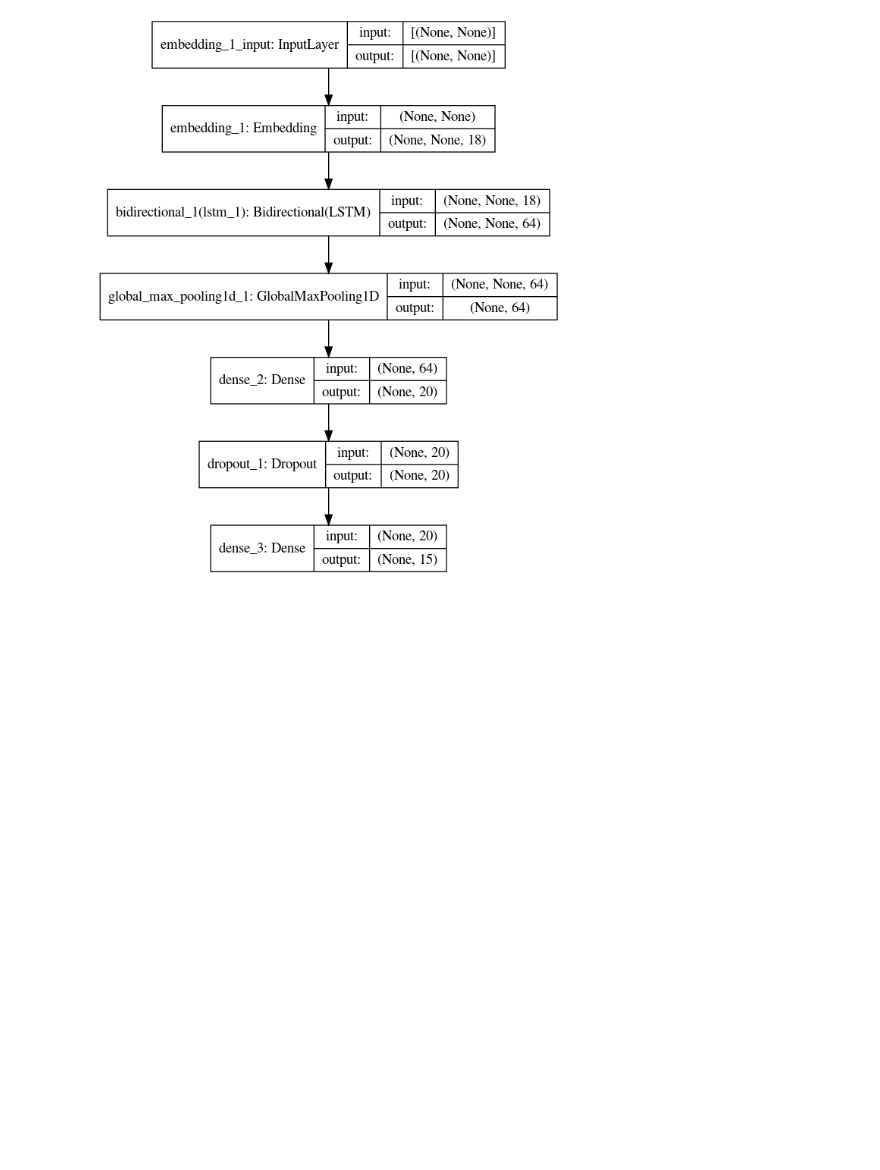
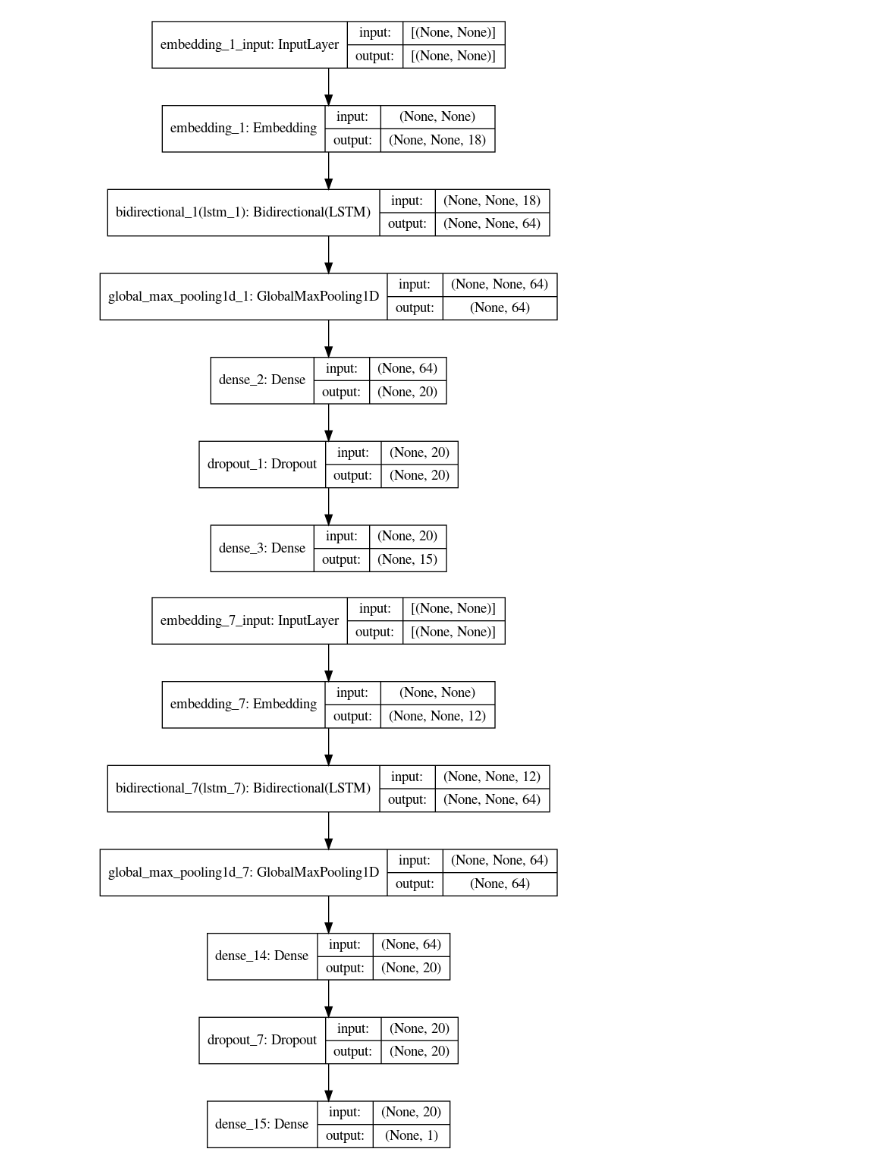
Before and after one commit to HarshaKy/text-classifier, a Jupyter notebook: notebooks/stuff.ipynb, the cells around one changed output. Saved outputs shown, nothing was run; the diff lists cells and outputs as text; code cells hidden in the pictures; blank space fills up the shorter version.

Commit message:
added model arch

```diff
--- a/notebooks/stuff.ipynb
+++ b/notebooks/stuff.ipynb
@@ -14,3 +14,9 @@ model_news = load_model('models/news/news_model.h5')
 plot_model(model_news, to_file='news.png', show_shapes=True)
 # %% [output]
 [figure]
+# %%
+model_spam = load_model('../models/spam/spam_model.h5')
+# %%
+plot_model(model_spam, to_file='spam.png', show_shapes=True)
+# %% [output]
+[figure, added]
```
Also changed, not shown: parts of 2 cells of this notebook, 3 other files.
